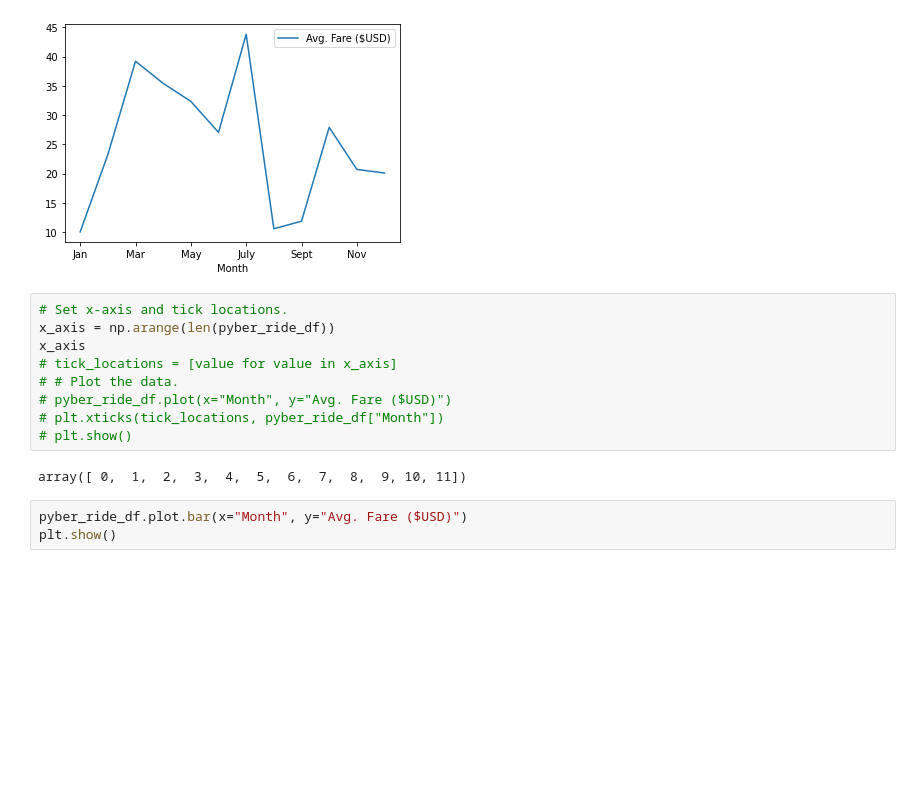
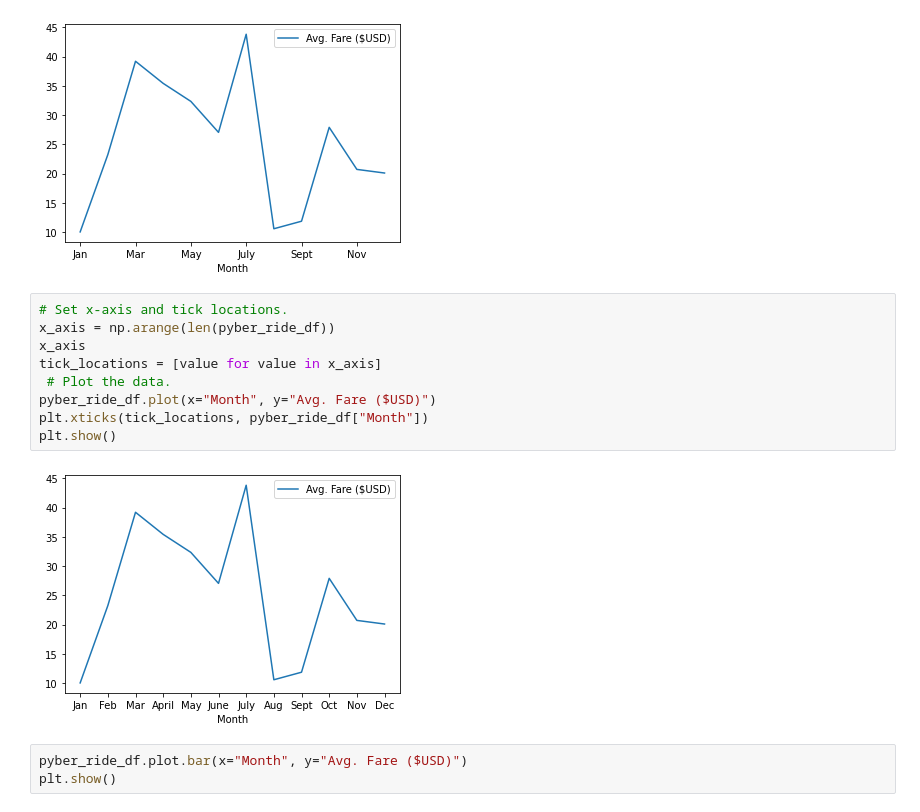
Before and after one commit to pasmi369/PyBer_Analysis, a Jupyter notebook: PyBer_ride_data.ipynb, the cells around one changed output. Cells and saved outputs as stored; diff of their text form; blank space fills up the shorter version.

Commit message:
PyBer Ride and Data

```diff
--- a/PyBer_ride_data.ipynb
+++ b/PyBer_ride_data.ipynb
@@ -31,14 +31,14 @@ plt.show()
 # %%
 # Set x-axis and tick locations.
 x_axis = np.arange(len(pyber_ride_df))
 x_axis
-# tick_locations = [value for value in x_axis]
-# # Plot the data.
-# pyber_ride_df.plot(x="Month", y="Avg. Fare ($USD)")
-# plt.xticks(tick_locations, pyber_ride_df["Month"])
-# plt.show()
+tick_locations = [value for value in x_axis]
+ # Plot the data.
+pyber_ride_df.plot(x="Month", y="Avg. Fare ($USD)")
+plt.xticks(tick_locations, pyber_ride_df["Month"])
+plt.show()
 # %% [output]
-array([ 0,  1,  2,  3,  4,  5,  6,  7,  8,  9, 10, 11])
+[figure, added]
 # %%
 pyber_ride_df.plot.bar(x="Month", y="Avg. Fare ($USD)")
 plt.show()
```
Also changed, not shown: parts of 1 cell of this notebook, 1 other file.
